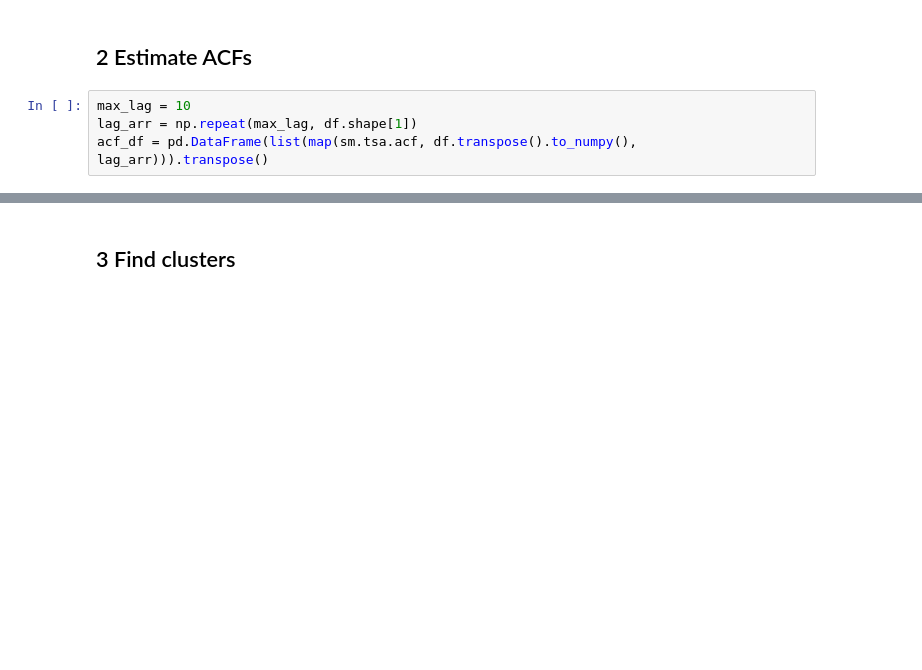
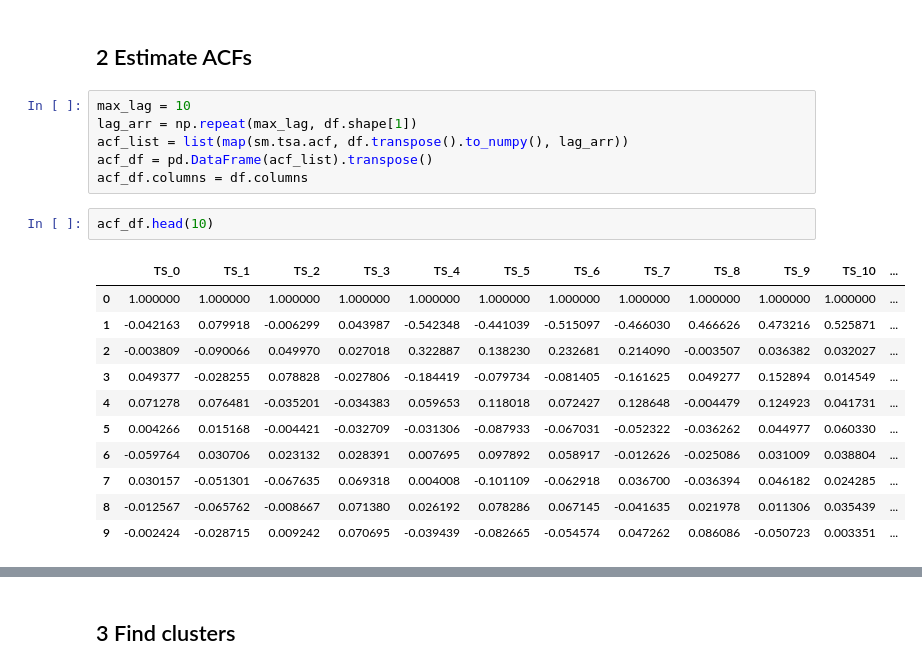
Before and after one commit to williewheeler/time-series-demos, a Jupyter notebook: clustering/ts-cluster.ipynb, the cells around one changed output, grey strips where cells are left out. Cells and saved outputs as stored; diff of their text form; blank space fills up the shorter version.

```diff
--- a/clustering/ts-cluster.ipynb
+++ b/clustering/ts-cluster.ipynb
@@ -63,7 +63,23 @@ plot_df(df, 8, 12)
 # %%
 max_lag = 10
 lag_arr = np.repeat(max_lag, df.shape[1])
-acf_df = pd.DataFrame(list(map(sm.tsa.acf, df.transpose().to_numpy(), lag_arr))).transpose()
+acf_list = list(map(sm.tsa.acf, df.transpose().to_numpy(), lag_arr))
+acf_df = pd.DataFrame(acf_list).transpose()
+acf_df.columns = df.columns
+# %%
+acf_df.head(10)
+# %% [output]
+|  | TS_0 | TS_1 | TS_2 | TS_3 | TS_4 | TS_5 | TS_6 | TS_7 | TS_8 | TS_9 | TS_10 | ... |
+| 0 | 1.000000 | 1.000000 | 1.000000 | 1.000000 | 1.000000 | 1.000000 | 1.000000 | 1.000000 | 1.000000 | 1.000000 | 1.000000 | ... |
+| 1 | -0.042163 | 0.079918 | -0.006299 | 0.043987 | -0.542348 | -0.441039 | -0.515097 | -0.466030 | 0.466626 | 0.473216 | 0.525871 | ... |
+| 2 | -0.003809 | -0.090066 | 0.049970 | 0.027018 | 0.322887 | 0.138230 | 0.232681 | 0.214090 | -0.003507 | 0.036382 | 0.032027 | ... |
+| 3 | 0.049377 | -0.028255 | 0.078828 | -0.027806 | -0.184419 | -0.079734 | -0.081405 | -0.161625 | 0.049277 | 0.152894 | 0.014549 | ... |
+| 4 | 0.071278 | 0.076481 | -0.035201 | -0.034383 | 0.059653 | 0.118018 | 0.072427 | 0.128648 | -0.004479 | 0.124923 | 0.041731 | ... |
+| 5 | 0.004266 | 0.015168 | -0.004421 | -0.032709 | -0.031306 | -0.087933 | -0.067031 | -0.052322 | -0.036262 | 0.044977 | 0.060330 | ... |
+| 6 | -0.059764 | 0.030706 | 0.023132 | 0.028391 | 0.007695 | 0.097892 | 0.058917 | -0.012626 | -0.025086 | 0.031009 | 0.038804 | ... |
+| 7 | 0.030157 | -0.051301 | -0.067635 | 0.069318 | 0.004008 | -0.101109 | -0.062918 | 0.036700 | -0.036394 | 0.046182 | 0.024285 | ... |
+| 8 | -0.012567 | -0.065762 | -0.008667 | 0.071380 | 0.026192 | 0.078286 | 0.067145 | -0.041635 | 0.021978 | 0.011306 | 0.035439 | ... |
+| 9 | -0.002424 | -0.028715 | 0.009242 | 0.070695 | -0.039439 | -0.082665 | -0.054574 | 0.047262 | 0.086086 | -0.050723 | 0.003351 | ... |
 # %%
 plt.figure(figsize=(12, 3))
 plt.xlim((1, max_lag))
```
Also changed, not shown: parts of 7 cells of this notebook.
